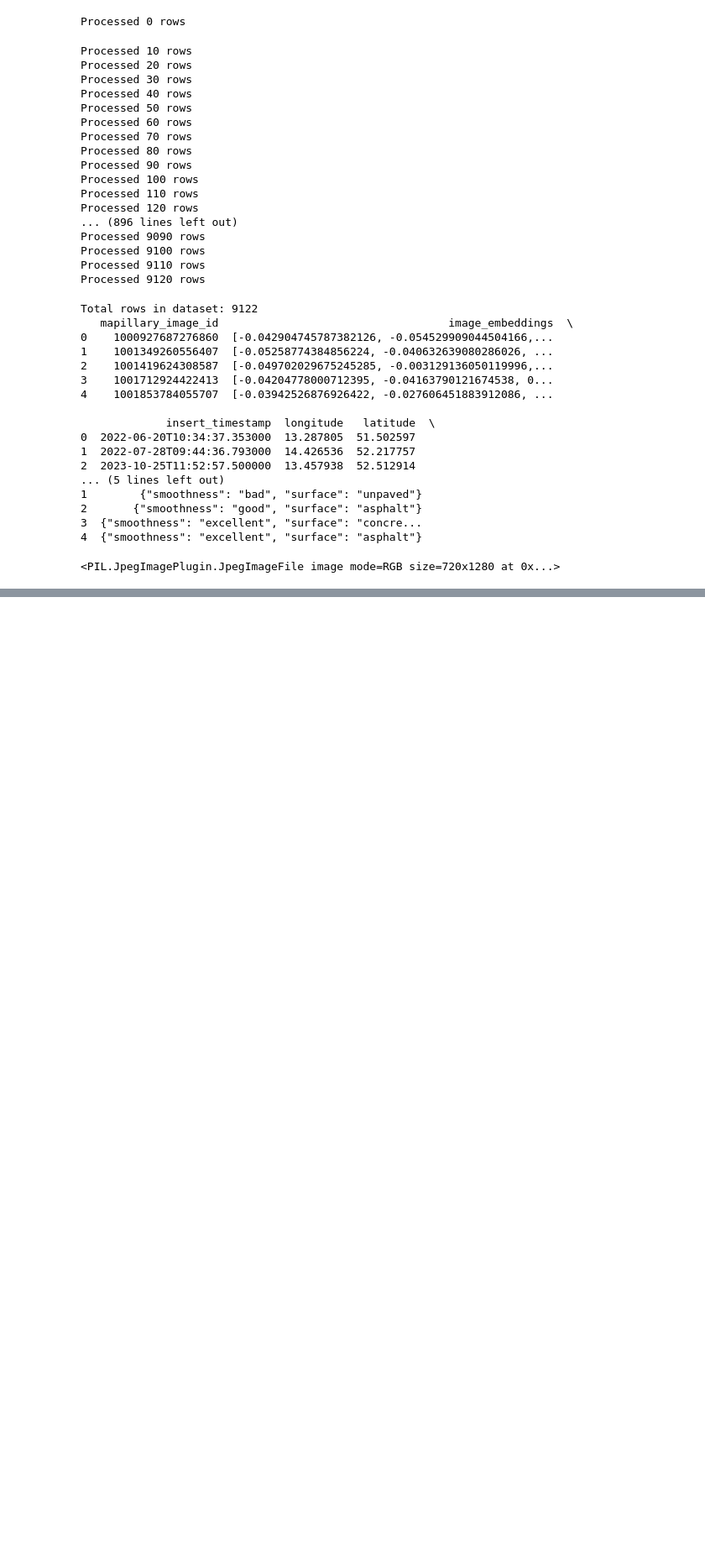
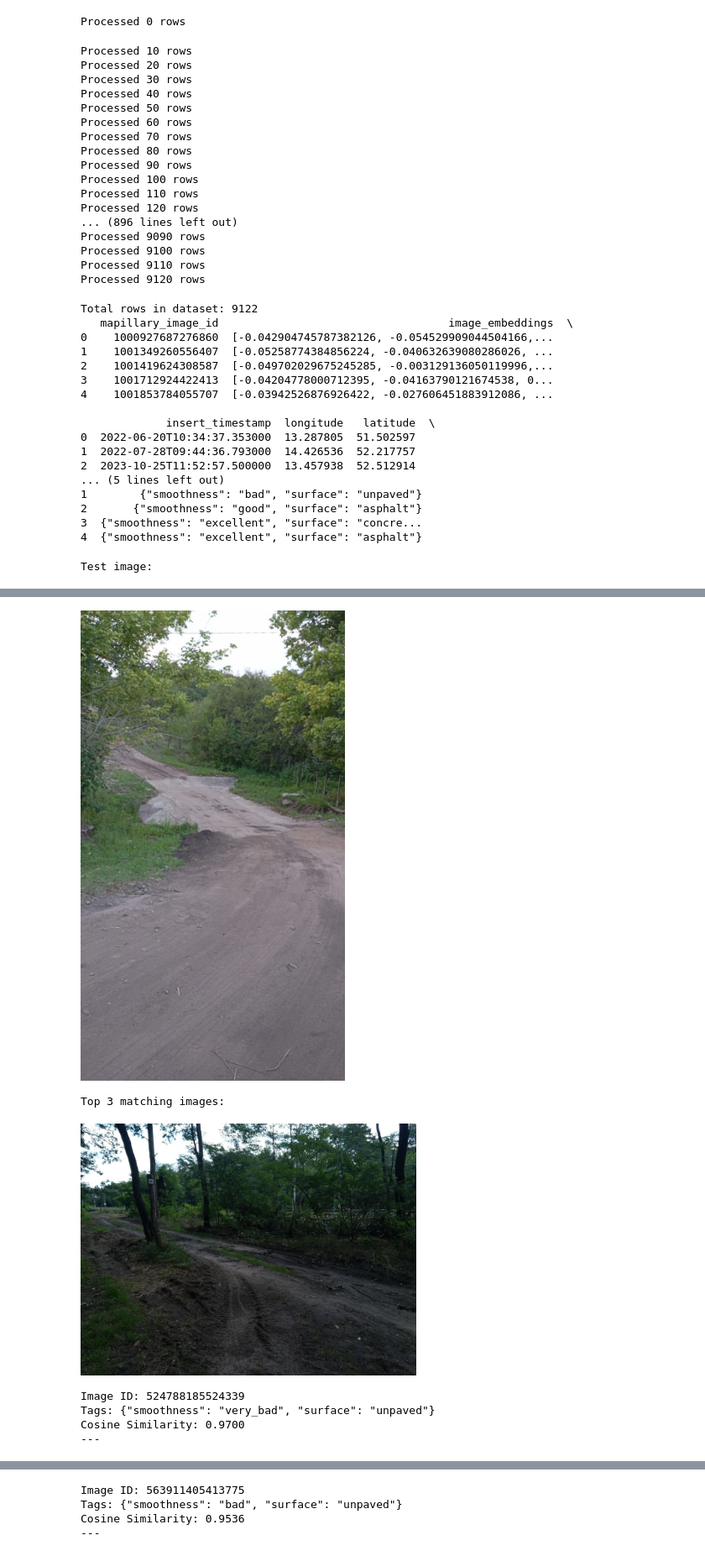
Before and after one commit to hotosm/osm-tagger, a Jupyter notebook: notebooks/image_embeddings.ipynb, the cells around one changed output, grey strips where cells are left out. Shown at 84% size. Cells and saved outputs as stored; diff of their text form; code cells hidden in the pictures; blank space fills up the shorter version.

Commit message:
feat: create image embedding dataset and implement image rag

```diff
--- a/notebooks/image_embeddings.ipynb
+++ b/notebooks/image_embeddings.ipynb
@@ -68,9 +65,14 @@ import pandas as pd
 image_dir = "/Users/jeremyherzog/Downloads/s_1024"
 output_file = "../data/roads/road_image_embeddings.parquet"
 
+source_df = pd.read_csv("../data/roads/streetSurfaceVis_v1_0.csv")
+
 # Create empty DataFrame with schema
 pd.DataFrame(columns=[
     "mapillary_image_id",
+    "category",
+    "image_url",
+    "attribution",
     "image_embeddings",
     "insert_timestamp",
     "longitude",
@@ -82,7 +84,7 @@ batch_size = 10
 images = []
 batch_rows = []
 
-for index, row in df.iterrows():
+for index, row in source_df.iterrows():
     image_path = os.path.join(image_dir, f"{row['mapillary_image_id']}.jpg")
 
     try:
@@ -106,6 +108,9 @@ for index, row in df.iterrows():
                 "insert_timestamp": datetime.fromtimestamp(row["captured_at"]/1000).isoformat(),
                 "longitude": row["longitude"],
                 "latitude": row["latitude"],
+                "category": "roads",
+                "image_url": f"s3://hotosm-osm-tagger/{row['mapillary_image_id']}.jpg",
+                "attribution": row["user_name"],
                 "tags": json.dumps({"smoothness": row["surface_quality"], "surface": row["surface_type"]})
             })
 
@@ -134,6 +139,9 @@ if images:
             "insert_timestamp": datetime.fromtimestamp(row["captured_at"]/1000).isoformat(),
             "longitude": row["longitude"],
             "latitude": row["latitude"],
+            "category": "roads",
+            "image_url": f"s3://hotosm-osm-tagger/{row['mapillary_image_id']}.jpg",
+            "attribution": row["user_name"],
             "tags": json.dumps({"smoothness": row["surface_quality"], "surface": row["surface_type"]})
         })
 
@@ -164,6 +172,10 @@ Processed 9100 rows
 Processed 9110 rows
 Processed 9120 rows
 # %%
+import pandas as pd
+
+output_file = "../data/roads/road_image_embeddings.parquet"
+
 df = pd.read_parquet(output_file)
 
 print(f"Total rows in dataset: {len(df)}")
@@ -187,11 +199,13 @@ Total rows in dataset: 9122
 3  {"smoothness": "excellent", "surface": "concre...
 4  {"smoothness": "excellent", "surface": "asphalt"}
 # %%
+import os
+from IPython.display import Image as IPythonImage
+
 # take a test image and find top 3 closest images
 test_image_path = "../data/roads/bad_unpaved_road.jpg"
 
 test_image = Image.open(test_image_path)
-print(test_image)
 test_image_embedding = get_image_embeddings([test_image], processor, vision_model)[0]
 
 # find top 3 closest images
@@ -207,6 +221,28 @@ top_3 = torch.argsort(distances, descending=False)[:3]
 # Create a copy of the dataframe with top 3 matches and add similarity scores
 result_df = df.iloc[top_3].copy()
 result_df['cosine_similarity'] = similarities[top_3].numpy()
-result_df
+# result_df
+
+img = IPythonImage(test_image_path, width=400)
+
+print("Test image:")
+display(img)
+
+print("Top 3 matching images:")
+
+# Display the top 3 matching images
+for idx, row in result_df.iterrows():
+    image_id = row['mapillary_image_id']
+    image_path = f"/Users/jeremyherzog/Downloads/s_1024/{image_id}.jpg"
+
+    if os.path.exists(image_path):
+        img = IPythonImage(image_path, width=400)
+        display(img)
+        print(f"Image ID: {image_id}")
+        print(f"Tags: {row['tags']}")
+        print(f"Cosine Similarity: {row['cosine_similarity']:.4f}")
+        print("---")
+    else:
+        print(f"Image not found: {image_path}")
 # %% [output]
-<PIL.JpegImagePlugin.JpegImageFile image mode=RGB size=720x1280 at 0x...>
+Test image:
@@ -216,0 +249,7 @@ result_df
+[figure, added]
+Top 3 matching images:
+[figure, added]
+Image ID: 524788185524339
+Tags: {"smoothness": "very_bad", "surface": "unpaved"}
+Cosine Similarity: 0.9700
+---
@@ -216,0 +257,4 @@ result_df
+Image ID: 563911405413775
+Tags: {"smoothness": "bad", "surface": "unpaved"}
+Cosine Similarity: 0.9536
+---
```
Also changed, not shown: parts of 4 cells of this notebook, 20 other files.
